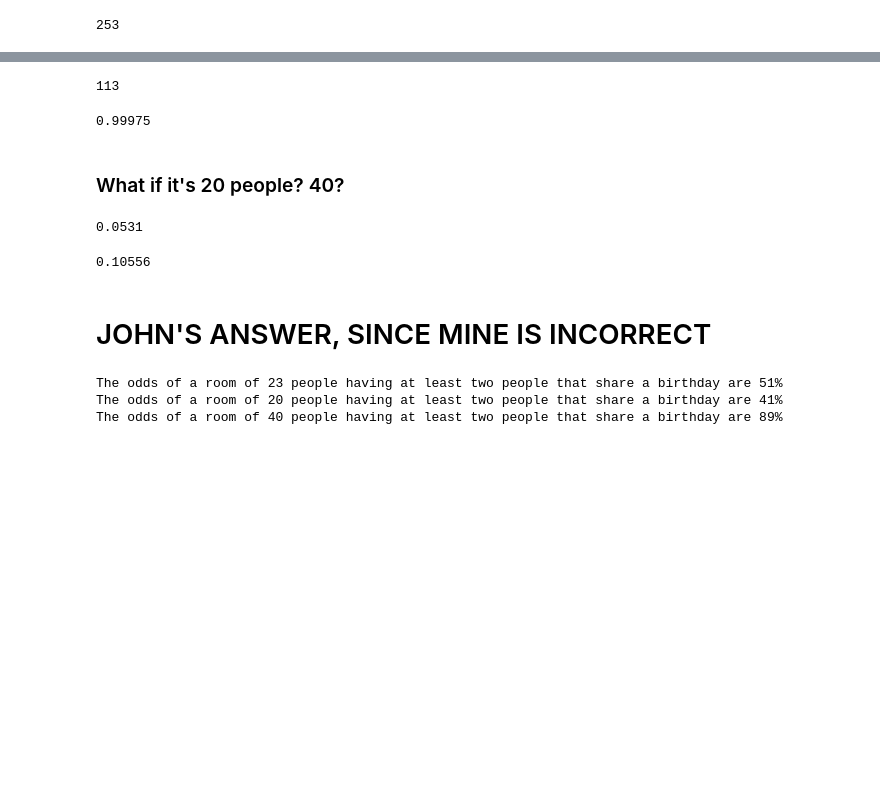
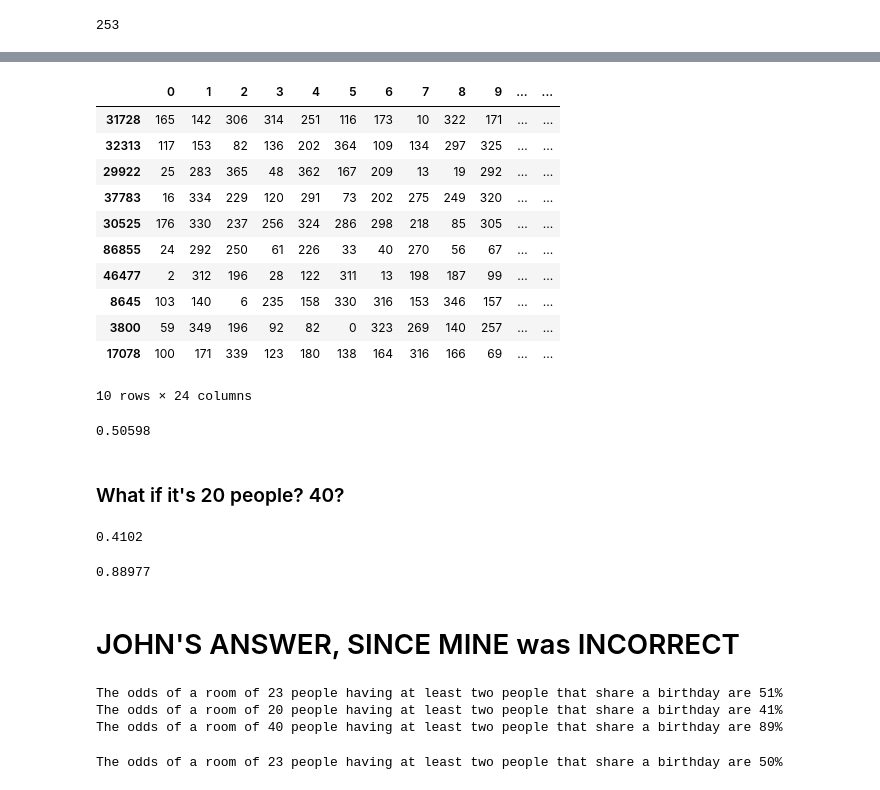
Before and after one commit to brianclements03/statistics-exercises, a Jupyter notebook: simulation.ipynb, the cells around one changed output, grey strips where cells are left out. Drawn from its saved outputs; the diff is of its cells as text; code cells hidden in the pictures; blank space fills up the shorter version.

```diff
--- a/simulation.ipynb
+++ b/simulation.ipynb
@@ -462,35 +483,56 @@ SyntaxError: invalid syntax (<ipython-input-63-bf8283cf7a03>, line 5)
-# %%
-366-253
-# %% [output]
-113
+# %%
+n_trials = 100_000
+n_bdays = 23
+#i need to assign a numbered birthday to each person in the trial, then see if the total is n or less
+birthday = np.random.choice([r for r in range(366)],size = (n_trials, n_bdays))
+birthday = pd.DataFrame(birthday)
+#good up to here, but i need to check unique values, not just sum up. 'nunique' will work
+birthday['unique_bdays'] = birthday.nunique(axis = 1)
+birthday.sample(10)
+# %% [output]
+|  | 0 | 1 | 2 | 3 | 4 | 5 | 6 | 7 | 8 | 9 | ... | ... |
+| 31728 | 165 | 142 | 306 | 314 | 251 | 116 | 173 | 10 | 322 | 171 | ... | ... |
+| 32313 | 117 | 153 | 82 | 136 | 202 | 364 | 109 | 134 | 297 | 325 | ... | ... |
+| 29922 | 25 | 283 | 365 | 48 | 362 | 167 | 209 | 13 | 19 | 292 | ... | ... |
+| 37783 | 16 | 334 | 229 | 120 | 291 | 73 | 202 | 275 | 249 | 320 | ... | ... |
+| 30525 | 176 | 330 | 237 | 256 | 324 | 286 | 298 | 218 | 85 | 305 | ... | ... |
+| 86855 | 24 | 292 | 250 | 61 | 226 | 33 | 40 | 270 | 56 | 67 | ... | ... |
+| 46477 | 2 | 312 | 196 | 28 | 122 | 311 | 13 | 198 | 187 | 99 | ... | ... |
+| 8645 | 103 | 140 | 6 | 235 | 158 | 330 | 316 | 153 | 346 | 157 | ... | ... |
+| 3800 | 59 | 349 | 196 | 92 | 82 | 0 | 323 | 269 | 140 | 257 | ... | ... |
+| 17078 | 100 | 171 | 339 | 123 | 180 | 138 | 164 | 316 | 166 | 69 | ... | ... |
+10 rows × 24 columns
 # %%
-(birthday.bd_count > 0).mean()
+(birthday.unique_bdays < 23).mean()
+#ok this is better
 # %% [output]
-0.99975
+0.50598
 # %% [markdown]
 ### What if it's 20 people? 40?
-# %%
-n_trials = 100_000
-n_bdays = 20
-#0 = don't share bday, 1= share bday
-birthday = np.random.choice([0,1], size=(n_trials, n_bdays), p=(364/365,1/365))
-birthday = pd.DataFrame(birthday)
-birthday['bd_count'] = birthday.sum(axis=1)
-(birthday.bd_count > 0).mean()
-# %% [output]
-0.0531
-# %%
-n_trials = 100_000
-n_bdays = 40
-#0 = don't share bday, 1= share bday
-birthday = np.random.choice([0,1], size=(n_trials, n_bdays), p=(364/365,1/365))
-birthday = pd.DataFrame(birthday)
-birthday['bd_count'] = birthday.sum(axis=1)
-(birthday.bd_count > 0).mean()
-# %% [output]
-0.10556
+# %%
+n_trials = 100_000
+n_bdays = 20
+#i need to assign a numbered birthday to each person in the trial, then see if the total is n or less
+birthday = np.random.choice([r for r in range(366)],size = (n_trials, n_bdays))
+birthday = pd.DataFrame(birthday)
+#good up to here, but i need to check unique values, not just sum up. 'nunique' will work
+birthday['unique_bdays'] = birthday.nunique(axis = 1)
+(birthday.unique_bdays < 20).mean()
+# %% [output]
+0.4102
+# %%
+n_trials = 100_000
+n_bdays = 40
+#i need to assign a numbered birthday to each person in the trial, then see if the total is n or less
+birthday = np.random.choice([r for r in range(366)],size = (n_trials, n_bdays))
+birthday = pd.DataFrame(birthday)
+#good up to here, but i need to check unique values, not just sum up. 'nunique' will work
+birthday['unique_bdays'] = birthday.nunique(axis = 1)
+(birthday.unique_bdays < 40).mean()
+# %% [output]
+0.88977
 # %% [markdown]
-# JOHN'S ANSWER, SINCE MINE IS INCORRECT
+# JOHN'S ANSWER, SINCE MINE was INCORRECT
 # %%
 def shared_birthday(people):
 
@@ -522,3 +564,7 @@ for num in num_list:
 The odds of a room of 23 people having at least two people that share a birthday are 51%
 The odds of a room of 20 people having at least two people that share a birthday are 41%
 The odds of a room of 40 people having at least two people that share a birthday are 89%
+# %%
+shared_birthday(23)
+# %% [output]
+The odds of a room of 23 people having at least two people that share a birthday are 50%
```
Also changed, not shown: parts of 38 cells of this notebook.
